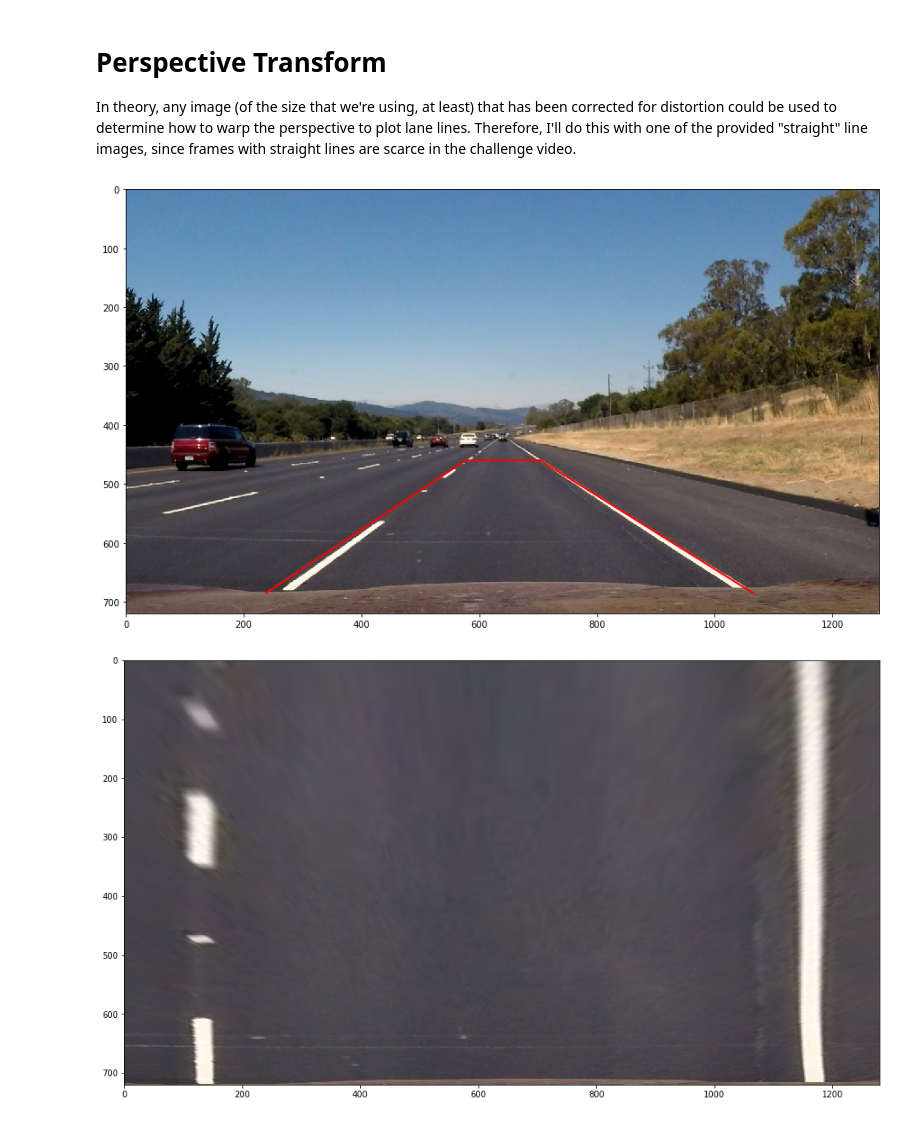
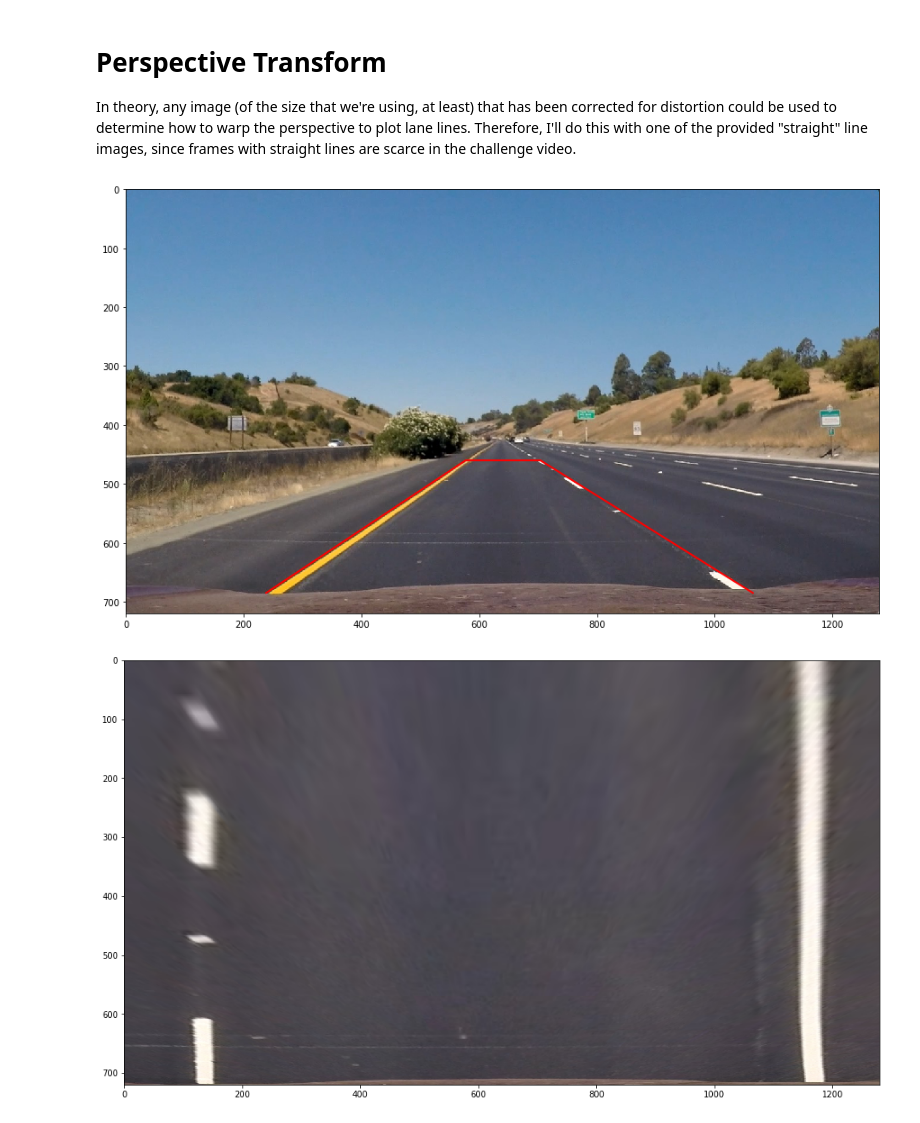
Before and after one commit to jjw2/SDC_Term1_P4, a Jupyter notebook: SDC_Term1_P4.ipynb, the cells around one changed output. Drawn from its saved outputs; the diff is of its cells as text; code cells hidden in the pictures.

```diff
--- a/SDC_Term1_P4.ipynb
+++ b/SDC_Term1_P4.ipynb
@@ -306,19 +316,19 @@ for i in range(len(undist_imgs)): #undist_imgs
 In theory, any image (of the size that we're using, at least) that has been corrected for distortion could be used to determine how to warp the perspective to plot lane lines. Therefore, I'll do this with one of the provided "straight" line images, since frames with straight lines are scarce in the challenge video.
 # %%
 # Grab an image to use for calibrating the perspective warp
-strt_img = mpimg.imread('test_images/straight_lines2.jpg')
+strt_img = mpimg.imread('test_images/straight_lines1.jpg')
 shp = strt_img.shape
 
 # Pick out some points - these were fine-tuned by hand
 xpnts = [238, 577, 704, 1065]
 ypnts = [shp[0]-35, 460, 460, shp[0]-35,]
 
 # Plot points
 plt.figure(figsize = (15,25));
 plt.imshow(strt_img);
 plt.plot(xpnts, ypnts, 'r-', linewidth=2);
 # %% [output]
-[figure, old version]
+[figure, new version]
 # %%
 # Define a warping function to do the perspective transform
 def warpPers(img):
```
Also changed, not shown: parts of 7 cells of this notebook.
